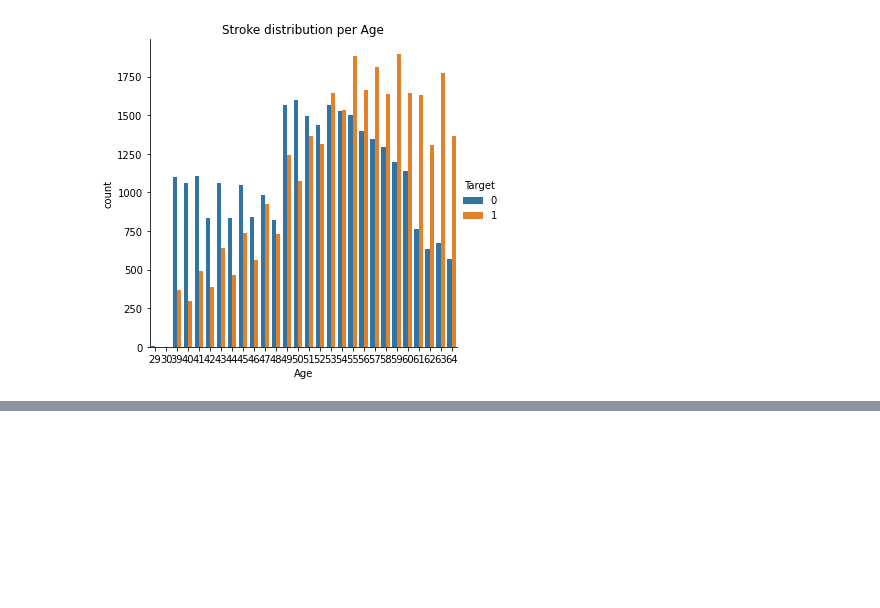
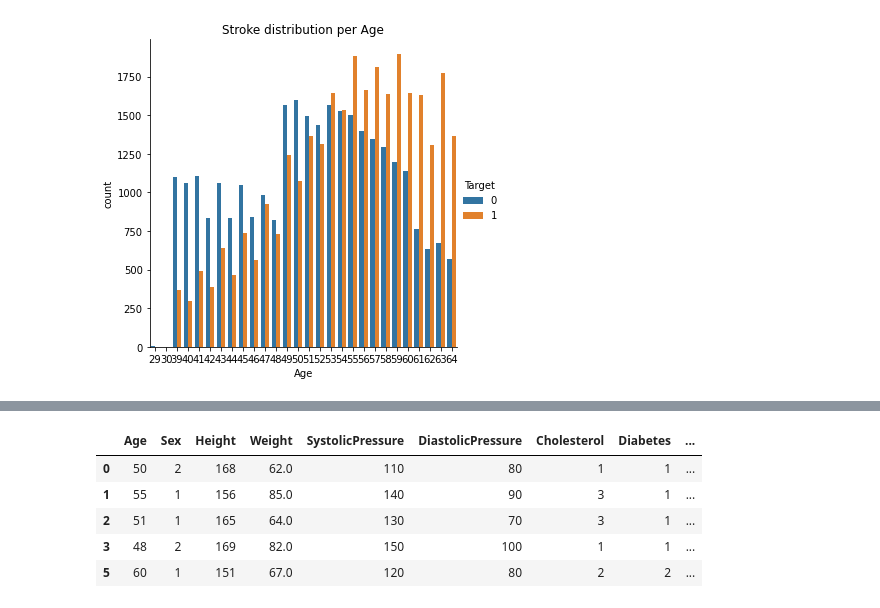
Before and after one commit to carcrupe/TFM, a Jupyter notebook: stroke_exploring_data.ipynb, the cells around one changed output, grey strips where cells are left out. Cells and saved outputs as stored; diff of their text form; code cells hidden in the pictures; blank space fills up the shorter version.

```diff
--- a/stroke_exploring_data.ipynb
+++ b/stroke_exploring_data.ipynb
@@ -291,0 +290,13 @@ plt.title('Stroke distribution per Age');
+# %%
+df_stroke['BMI']= (df_stroke['Weight']) / (df_stroke['Height']/100)**2
+# %%
+df_stroke['Pulse']= np.subtract(df_stroke['SystolicPressure'], df_stroke['DiastolicPressure'])
+# %%
+df_stroke.head()
+# %% [output]
+|  | Age | Sex | Height | Weight | SystolicPressure | DiastolicPressure | Cholesterol | Diabetes | ... |
+| 0 | 50 | 2 | 168 | 62.0 | 110 | 80 | 1 | 1 | ... |
+| 1 | 55 | 1 | 156 | 85.0 | 140 | 90 | 3 | 1 | ... |
+| 2 | 51 | 1 | 165 | 64.0 | 130 | 70 | 3 | 1 | ... |
+| 3 | 48 | 2 | 169 | 82.0 | 150 | 100 | 1 | 1 | ... |
+| 5 | 60 | 1 | 151 | 67.0 | 120 | 80 | 2 | 2 | ... |
```
Also changed, not shown: parts of 10 cells of this notebook, 1 other file.
